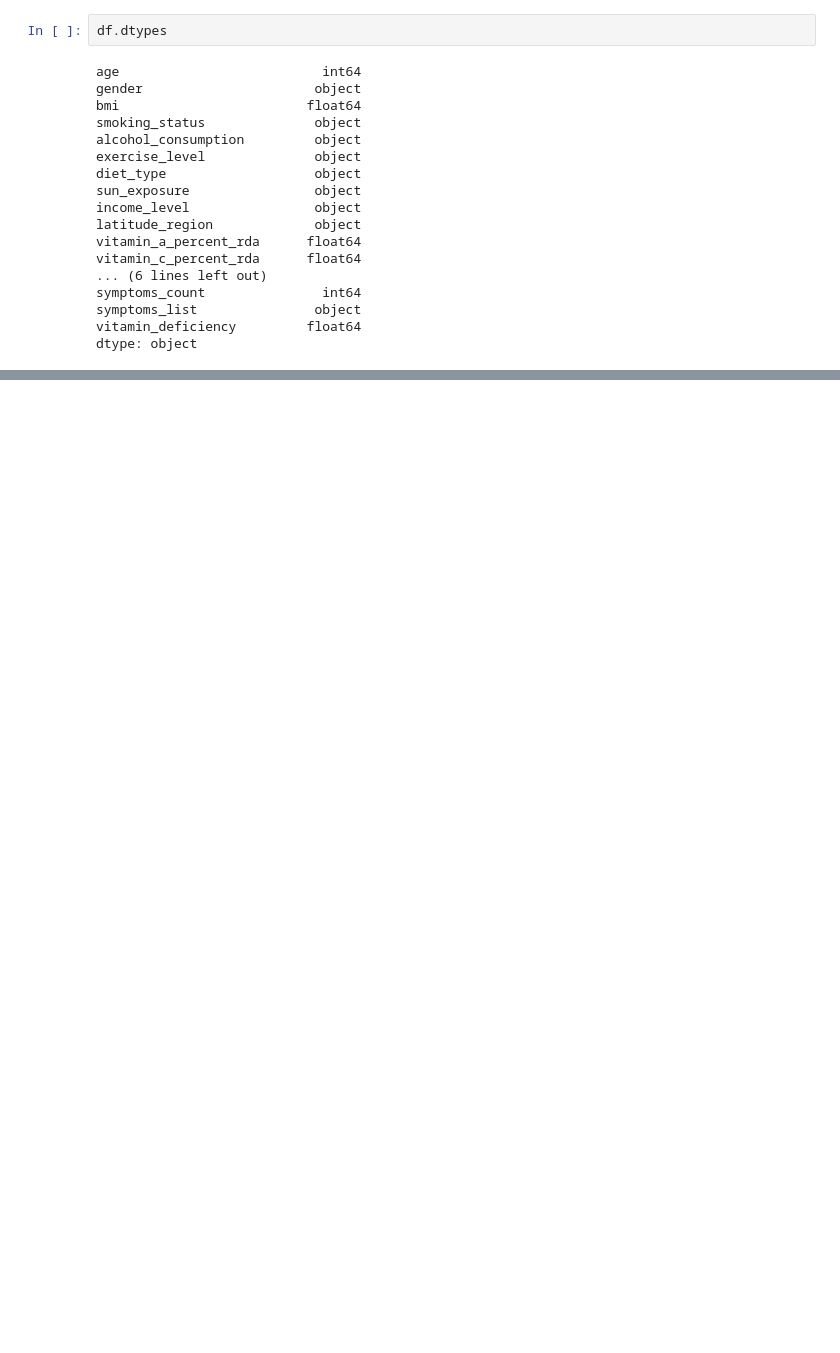
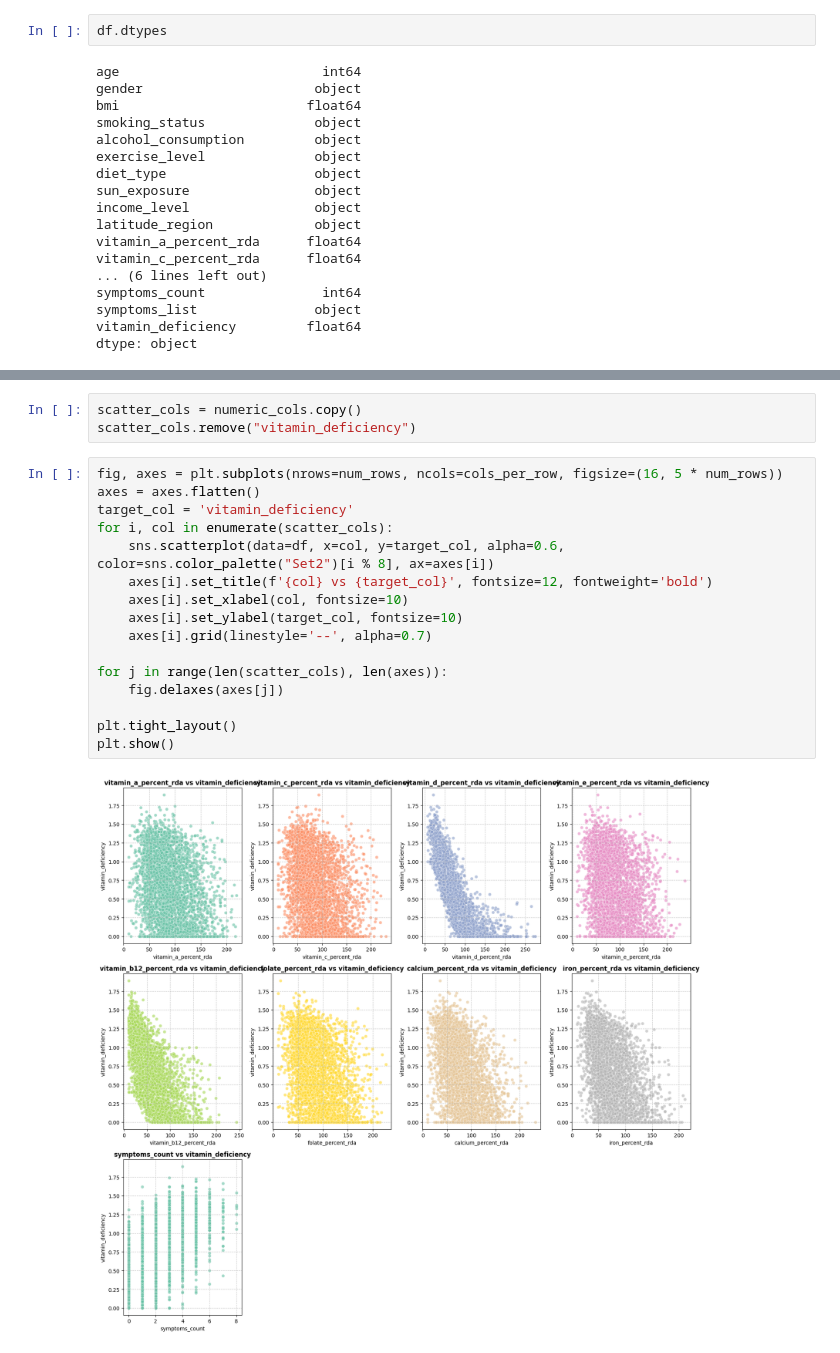
Before and after one commit to abdo-ghg/Vitamin-Deficiency-Prediction, a Jupyter notebook: vitamin_deficiency_prediction.ipynb, the cells around one changed output, grey strips where cells are left out. Cells and saved outputs as stored; diff of their text form; blank space fills up the shorter version.

```diff
--- a/vitamin_deficiency_prediction.ipynb
+++ b/vitamin_deficiency_prediction.ipynb
@@ -195,0 +439,21 @@ corr_matrix = final_corr_df.corr()
+# %%
+scatter_cols = numeric_cols.copy()
+scatter_cols.remove("vitamin_deficiency")
+# %%
+fig, axes = plt.subplots(nrows=num_rows, ncols=cols_per_row, figsize=(16, 5 * num_rows))
+axes = axes.flatten()
+target_col = 'vitamin_deficiency'
+for i, col in enumerate(scatter_cols):
+    sns.scatterplot(data=df, x=col, y=target_col, alpha=0.6, color=sns.color_palette("Set2")[i % 8], ax=axes[i])
+    axes[i].set_title(f'{col} vs {target_col}', fontsize=12, fontweight='bold')
+    axes[i].set_xlabel(col, fontsize=10)
+    axes[i].set_ylabel(target_col, fontsize=10)
+    axes[i].grid(linestyle='--', alpha=0.7)
+
+for j in range(len(scatter_cols), len(axes)):
+    fig.delaxes(axes[j])
+
+plt.tight_layout()
+plt.show()
+# %% [output]
+[figure, added]
```
Also changed, not shown: parts of 75 cells of this notebook, 1 other file.
